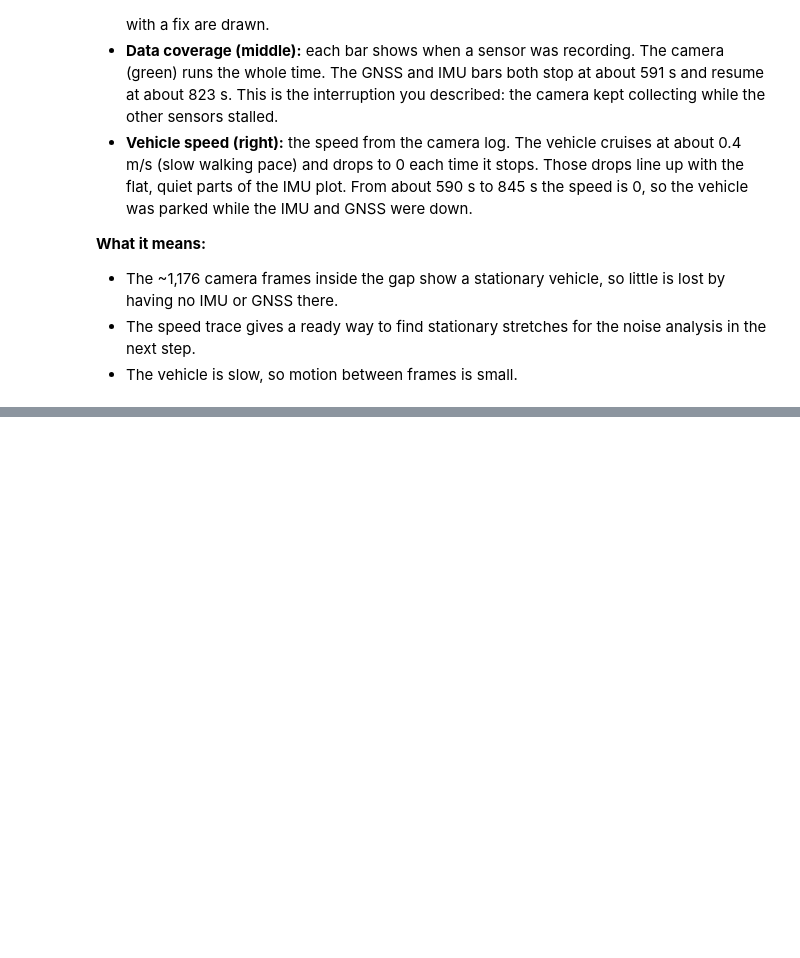
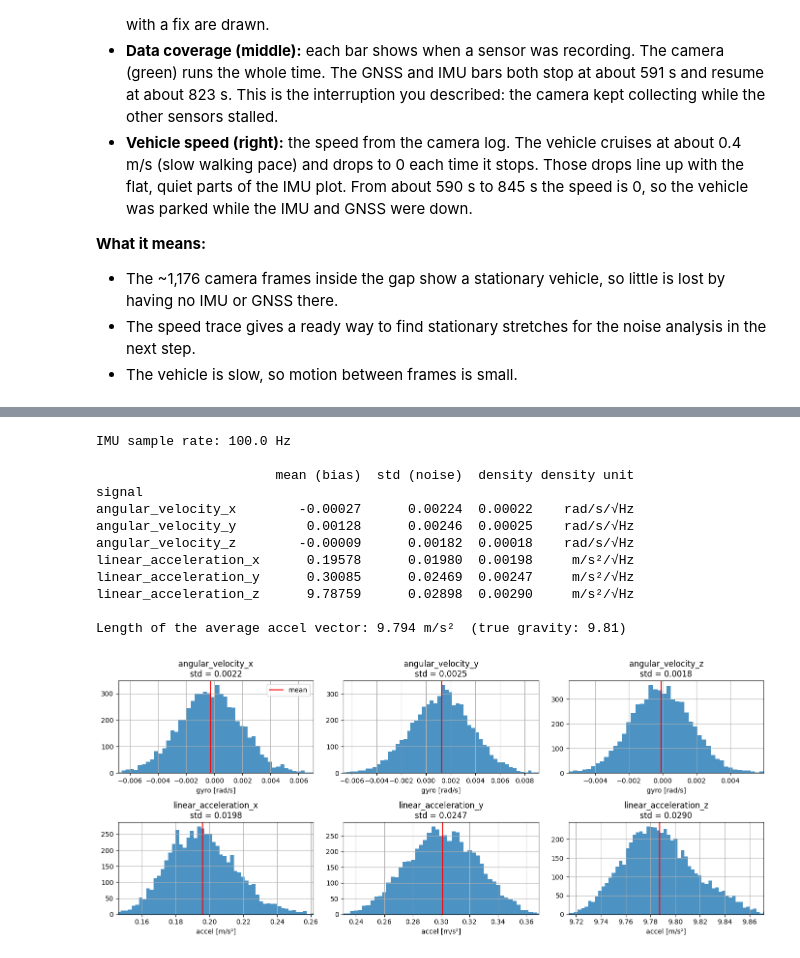
Before and after one commit to Coolguy4123/ASL_VIO, a Jupyter notebook: DataPreprocess.ipynb, the cells around one changed output, grey strips where cells are left out. Cells and saved outputs as stored; diff of their text form; code cells hidden in the pictures; blank space fills up the shorter version.

```diff
--- a/DataPreprocess.ipynb
+++ b/DataPreprocess.ipynb
@@ -239,0 +322,59 @@ plt.show()
+# %%
+# ---- Step 2b: how noisy is the IMU when it is standing still? --------------------
+# On a perfectly still IMU every reading should be identical. What we see instead is
+# the sensor's own noise. For each axis we compute:
+#   mean      -> the constant offset ("bias"). Gyro should read 0 when not rotating.
+#   std       -> the size of the random wiggle (noise), in the signal's own unit.
+#   density   -> std / sqrt(sample rate). This is the standard number to compare IMUs,
+#                because it does not depend on how fast the IMU is sampled.
+SAMPLE_RATE_HZ = 1 / imu["t_s"].diff().median()   # about 100 Hz
+print(f"IMU sample rate: {SAMPLE_RATE_HZ:.1f} Hz\n")
+
+signals = {
+    "gyro":  [f"angular_velocity_{a}" for a in "xyz"],      # rad/s
+    "accel": [f"linear_acceleration_{a}" for a in "xyz"],   # m/s^2
+}
+
+rows = []
+for sensor, columns in signals.items():
+    for col in columns:
+        values = still[col]
+        rows.append({
+            "signal": col,
+            "mean (bias)": values.mean(),
+            "std (noise)": values.std(),
+            "density": values.std() / np.sqrt(SAMPLE_RATE_HZ),
+        })
+noise_table = pd.DataFrame(rows).set_index("signal")
+noise_table["density unit"] = ["rad/s/√Hz"] * 3 + ["m/s²/√Hz"] * 3
+print(noise_table.to_string(float_format=lambda v: f"{v:.5f}"))
+
+# Gravity check: the accel vector should have length 9.81 m/s^2 when still.
+g_measured = np.sqrt(sum(still[c].mean() ** 2 for c in signals["accel"]))
+print(f"\nLength of the average accel vector: {g_measured:.3f} m/s²  (true gravity: 9.81)")
+
+# Histograms: how the readings spread around their average.
+fig, axes = plt.subplots(2, 3, figsize=(14, 6))
+for ax, col in zip(axes.flat, signals["gyro"] + signals["accel"]):
+    ax.hist(still[col], bins=60, color="tab:blue", alpha=0.8)
+    ax.set_xlim(still[col].quantile(0.001), still[col].quantile(0.999))  # hide rare extreme values
+    ax.axvline(still[col].mean(), color="red", lw=1.5, label="mean")
+    ax.set_title(f"{col}\nstd = {still[col].std():.4f}")
+    ax.set_xlabel("gyro [rad/s]" if "angular" in col else "accel [m/s²]")
+axes[0, 0].legend()
+plt.tight_layout()
+plt.show()
+# %% [output]
+IMU sample rate: 100.0 Hz
+
+                       mean (bias)  std (noise)  density density unit
+signal
+angular_velocity_x        -0.00027      0.00224  0.00022    rad/s/√Hz
+angular_velocity_y         0.00128      0.00246  0.00025    rad/s/√Hz
+angular_velocity_z        -0.00009      0.00182  0.00018    rad/s/√Hz
+linear_acceleration_x      0.19578      0.01980  0.00198     m/s²/√Hz
+linear_acceleration_y      0.30085      0.02469  0.00247     m/s²/√Hz
+linear_acceleration_z      9.78759      0.02898  0.00290     m/s²/√Hz
+
+Length of the average accel vector: 9.794 m/s²  (true gravity: 9.81)
+[figure, added]
```
Also changed, not shown: parts of 10 cells of this notebook.
